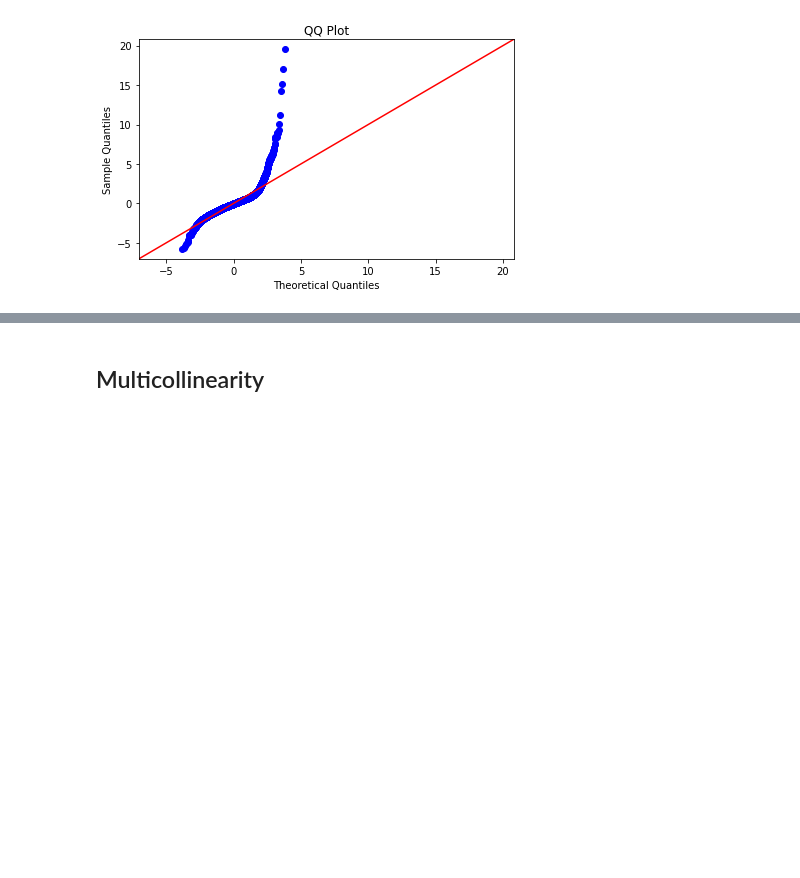
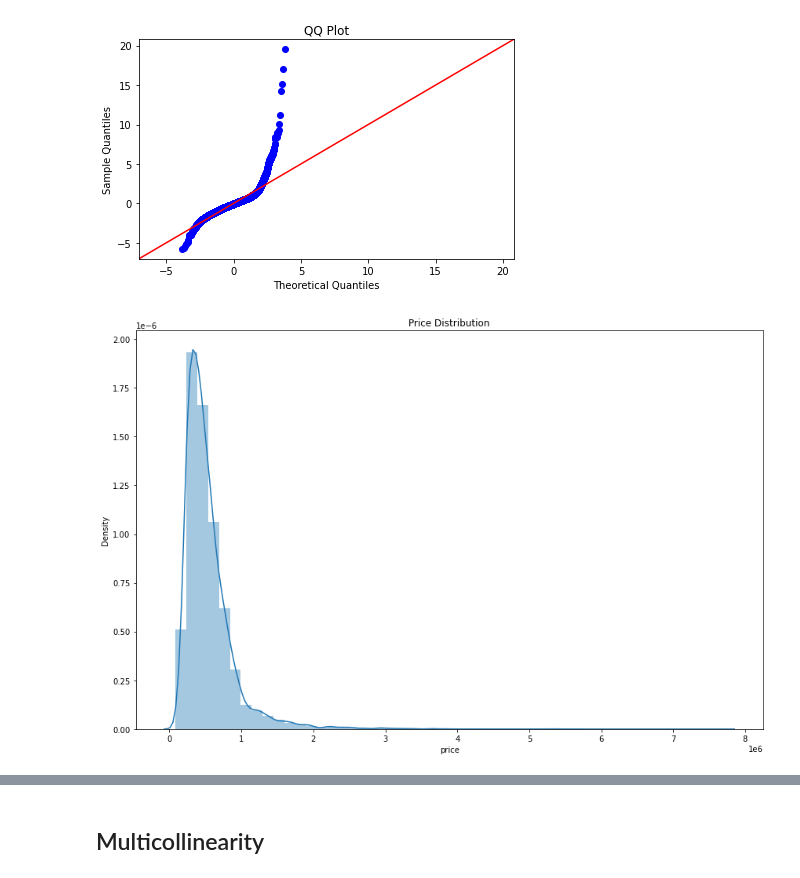
Before and after one commit to justinweible/Housing_Data_Analysis, a Jupyter notebook: housing_model.ipynb, the cells around one changed output, grey strips where cells are left out. Saved outputs shown, nothing was run; the diff lists cells and outputs as text; code cells hidden in the pictures; blank space fills up the shorter version.

```diff
--- a/housing_model.ipynb
+++ b/housing_model.ipynb
@@ -274,4 +274,11 @@ plt.tight_layout()
 # %% [output]
 <Figure size 864x576 with 0 Axes>
 [figure]
+# %%
+plt.figure(figsize=(12, 8))
+sns.distplot(df.price)
+plt.title('Price Distribution')
+plt.tight_layout()
+# %% [output]
+[figure, added]
 # %%
```
Also changed, not shown: parts of 11 cells of this notebook.
